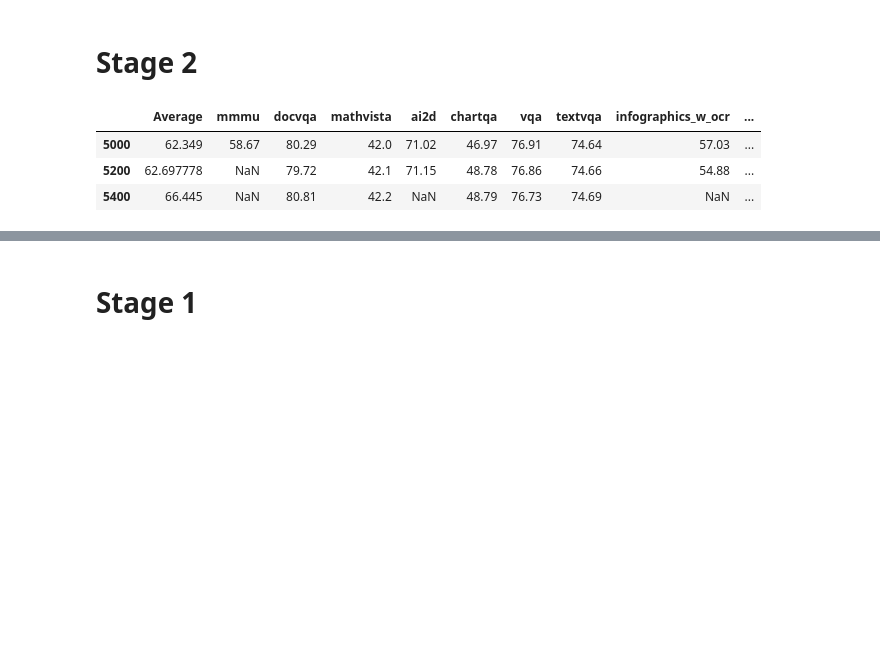
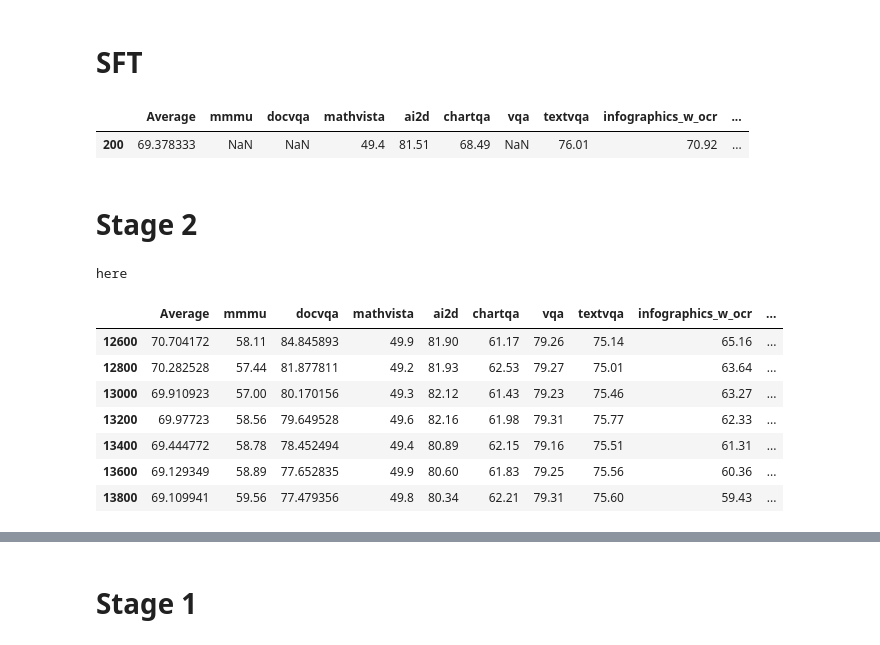
Before and after one commit to harrytranx/experiments, a Jupyter notebook: ablations/eval_mm10.2.ipynb, the cells around one changed output, grey strips where cells are left out. Drawn from its saved outputs; the diff is of its cells as text; code cells hidden in the pictures; blank space fills up the shorter version.

```diff
--- a/ablations/eval_mm10.2.ipynb
+++ b/ablations/eval_mm10.2.ipynb
@@ -51,19 +51,42 @@ def get_trainer_state(output_dir: str):
         state = json.load(file)
 
     return checkpoint_latest, state
+# %% [markdown]
+# SFT
+# %%
+read_eval_results(
+    watch_path="/fsx_0/checkpoints/mm10.2/MM10.2_SFT/MM10.2_SFT_ViTG_392px_vqa",
+    read_format="report_mmai",
+)
+# %% [output]
+|  | Average | mmmu | docvqa | mathvista | ai2d | chartqa | vqa | textvqa | infographics_w_ocr | ... |
+| 200 | 69.378333 | NaN | NaN | 49.4 | 81.51 | 68.49 | NaN | 76.01 | 70.92 | ... |
 # %% [markdown]
 # Stage 2
+# %%
+read_eval_results(
+    watch_path="/fsx_0/checkpoints/mm10.2/MM10.2_Stage2_70B/MH24_70B_ViTG_392px_stage2_R4a_n128",
+    base_eval_output_dir="evals_master",
+    read_format="report_mmai",
+)
+# %% [output]
+here
+|  | Average | mmmu | docvqa | mathvista | ai2d | chartqa | vqa | textvqa | infographics_w_ocr | ... |
+| 12600 | 70.704172 | 58.11 | 84.845893 | 49.9 | 81.90 | 61.17 | 79.26 | 75.14 | 65.16 | ... |
+| 12800 | 70.282528 | 57.44 | 81.877811 | 49.2 | 81.93 | 62.53 | 79.27 | 75.01 | 63.64 | ... |
+| 13000 | 69.910923 | 57.00 | 80.170156 | 49.3 | 82.12 | 61.43 | 79.23 | 75.46 | 63.27 | ... |
+| 13200 | 69.97723 | 58.56 | 79.649528 | 49.6 | 82.16 | 61.98 | 79.31 | 75.77 | 62.33 | ... |
+| 13400 | 69.444772 | 58.78 | 78.452494 | 49.4 | 80.89 | 62.15 | 79.16 | 75.51 | 61.31 | ... |
+| 13600 | 69.129349 | 58.89 | 77.652835 | 49.9 | 80.60 | 61.83 | 79.25 | 75.56 | 60.36 | ... |
+| 13800 | 69.109941 | 59.56 | 77.479356 | 49.8 | 80.34 | 62.21 | 79.31 | 75.60 | 59.43 | ... |
 # %%
-read_eval_results(
-    watch_path="/fsx_0/checkpoints/mm10.2/MM10.2_Stage2_70B/MH24_70B_ViTH_336px_stage2_R2_n128",
-    # watch_path="/fsx_0/checkpoints/mm10.2/MM10.2_Stage2_70B/MH24_70B_ViTH_336px_unfreeze_stage2_R1_n128",
-    # watch_path="/fsx_0/checkpoints/mm10.2/MM10.2_Stage2_70B/MH24_70B_ViTG_392px_stage2_R1_n128",
+# R2
+df = read_eval_results(
+    watch_path="/fsx_0/checkpoints/mm10.2/MM10.2_Stage2_70B/MH24_70B_ViTG_392px_stage2_R4a_n128",
+    # watch_path="/fsx_0/checkpoints/mm10.2/MM10.2_Stage2_70B/MH24_70B_ViTH_336px_stage2_R4_n128",
+    # watch_path="/fsx_0/checkpoints/mm10.2/MM10.2_Stage2_70B/MH24_70B_ViTH_336px_unfreeze_stage2_R2_n128",
     base_eval_output_dir="evals_master",
-    read_format="report_mmai",
-    start_step=5000
+    # read_format="report_mmai",
+    start_step=0
+    # steps=[5800],
 )
-# %% [output]
-|  | Average | mmmu | docvqa | mathvista | ai2d | chartqa | vqa | textvqa | infographics_w_ocr | ... |
-| 5000 | 62.349 | 58.67 | 80.29 | 42.0 | 71.02 | 46.97 | 76.91 | 74.64 | 57.03 | ... |
-| 5200 | 62.697778 | NaN | 79.72 | 42.1 | 71.15 | 48.78 | 76.86 | 74.66 | 54.88 | ... |
-| 5400 | 66.445 | NaN | 80.81 | 42.2 | NaN | 48.79 | 76.73 | 74.69 | NaN | ... |
```
Also changed, not shown: parts of 2 cells of this notebook, 9 other files.
